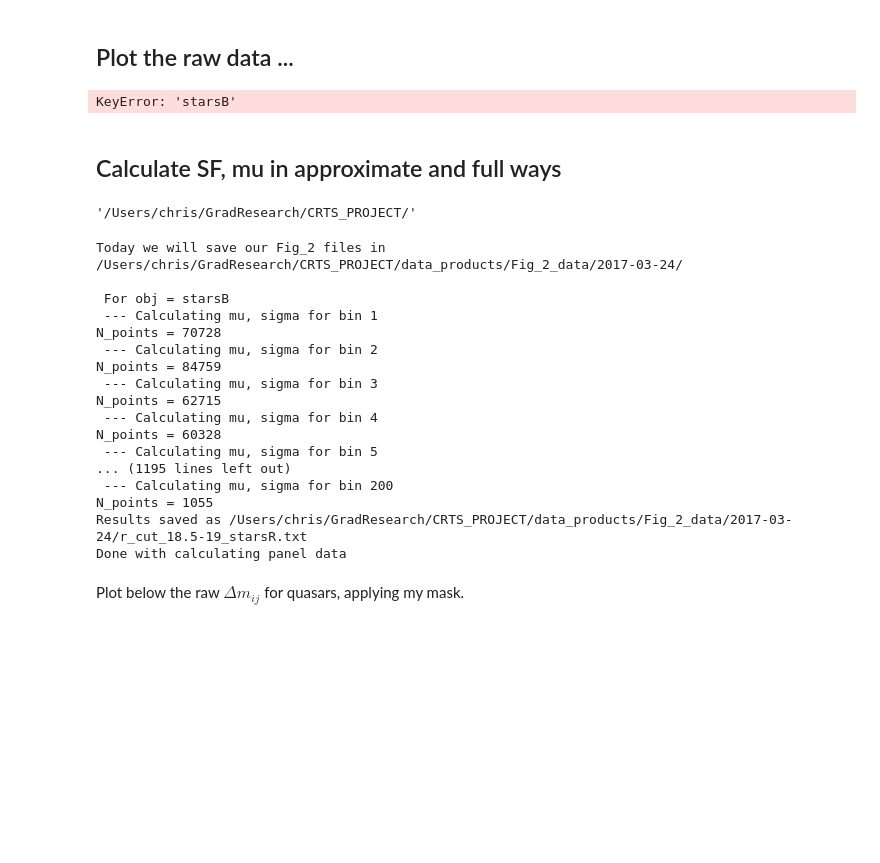
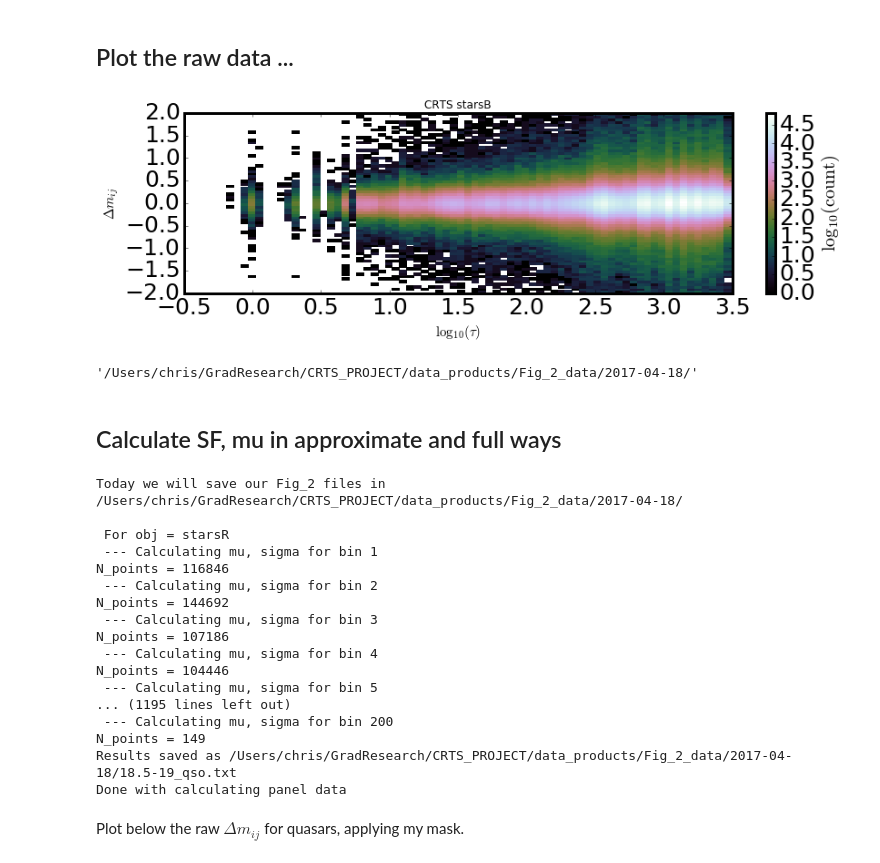
Before and after one commit to suberlak/CRTS_PROJECT, a Jupyter notebook: D_Fig_2_CRTS_sel_r_cut.ipynb, the cells around one changed output. Saved outputs shown, nothing was run; the diff lists cells and outputs as text; code cells hidden in the pictures; blank space fills up the shorter version.

```diff
--- a/D_Fig_2_CRTS_sel_r_cut.ipynb
+++ b/D_Fig_2_CRTS_sel_r_cut.ipynb
@@ -94,67 +99,55 @@ from matplotlib.colors import ListedColormap
 cmap = 'cubehelix'
 %matplotlib inline
 obj = 'starsB' # qso' #  # QSO
-m_ij = out_dic[obj][0]
-tau =  out_dic[obj][1]
-e_ij = out_dic[obj][2]
+m_ij = out_dic[obj]['xi']
+tau =  out_dic[obj]['tau']
+e_ij = out_dic[obj]['ei']
 
 
 rms_std = lambda x : np.std(x)
+nbins = 200
 stdev_binned = binned_statistic(tau, m_ij, statistic = rms_std,
                                       bins=nbins)
+binned_tau = binned_statistic(tau, tau, statistic='mean', bins=nbins)
+mean_tau = binned_tau[0]
+
+non_empty_bins = np.bitwise_not(np.isnan(mean_tau))
 bin_stdev = stdev_binned[0][non_empty_bins]
 
 # some m_ij seems completely unphysical... seems that there may be some 'outlier' points in lightcurves
 # that are completely off the scale, and maybe should be discarded at earlier  stage ...
 
 # makes sense that if there is one outlier point, then all magnitude differences calculated from
 # that point will be offset as much as that point
 
 m=abs(m_ij)<2
 
 xdata = np.log10(tau[m])
 ydata =  m_ij[m]
 H, xedges, yedges = np.histogram2d(xdata,ydata, bins=70)
 H = np.rot90(H)
 H = np.flipud(H)
 # Mask zeros
 Hmasked = np.ma.masked_where(H==0,H) # Mask pixels with a value of zeropltssssss
 # Plot 2D histogram using pcolor
 
 fig,ax = plt.subplots(1,1,figsize=(12,4))
 image  = ax.pcolormesh(xedges,yedges,np.log10(Hmasked), cmap=cmap)
 colorbar = plt.colorbar(image)
 colorbar.set_label(r'$\log_{10}{\mathrm{(count)}}$', fontsize=20)
 
 
-min_x , max_x, step_size = 0, 3.5 , 0.1
-
-mean_x = np.arange(min_x, max_x , step_size)
-median_y = np.zeros(len(mean_x)-1)
-rms_y = np.zeros(len(mean_x)-1)
-
-for j in range(len(median_y)):
-    # take points that are within desired x_data limits for each bin
-    # i.e. marginalize along y ( stack vertically)
-    mask =  (mean_x[j]< xdata[mask_xy] )*(xdata[msk_xy]<  mean_x[j+1])
-    median_y[j] = np.median(ydata[mask_xy][mask])
-    rms_y[j] = np.sqrt(np.mean(np.power(ydata[mask_xy][mask], 2.0 )))
-
-# Overplot the median y quantity,  and median +/-  rms
-ax.scatter(mean_mag[:-1], median_y, c = 'magenta', s=50)
-ax.scatter(mean_mag[:-1], median_y+rms_y, c = 'orange', s=50)
-ax.scatter(mean_mag[:-1], median_y-rms_y, c = 'orange', s=50)
-
-
-
-
 ax.set_xlabel(r'$\log_{10}(\tau)$', fontsize=15)
 ax.set_ylabel(r'$\Delta m_{ij}$',fontsize=15)
 ax.set_title('CRTS '+obj)
 plt.tight_layout()
 plt.savefig(outDir+'Fig_2_raw_data_'+obj+'_'+str(Min)+'-'+str(Max)+'.png')
 # %% [output]
-KeyError: 'starsB'
+[figure, added]
+# %%
+outDir
+# %% [output]
+'/Users/chris/GradResearch/CRTS_PROJECT/data_products/Fig_2_data/2017-04-18/'
 # %% [markdown]
 ## Calculate SF, mu in approximate and  full  ways
 # %%
@@ -163,18 +156,11 @@ KeyError: 'starsB'
 import sys
 sys.path.insert(0, '../../SDSS_S82_FP_research/packages/')
 import variabilityFunctions as varF
-# %%
-os.getcwd()[:-4]
-# %% [output]
-'/Users/chris/GradResearch/CRTS_PROJECT/'
 # %%
 # Run the calculation over all bins :
 # - keep the option to plot a bin if one wants to compare the three methods : need to provide object N
 #
 # - as it is, calculate three values for sigma, etc., and plot it
-
-# Set the bin  : here we use only r_cut
-b = 'r_cut'
 
 # set the bin number
 nbins = 200
@@ -190,14 +176,12 @@ if not os.path.exists(outDir): os.system('mkdir %s' % outDir)
 print('Today we will save our Fig_2 files in %s'%outDir)
 
 # Loop over objects in the dictionary
-for obj in out_dic[b].keys():
+for obj in out_dic.keys():
     print('\n For obj = %s'% obj)
     # obj = 'qso'  # or starsB,  starsR
-    m_ij = out_dic[b][obj][0]
-    tau =  out_dic[b][obj][1]
-    e_ij = out_dic[b][obj][2]
-
-    #n =  out_dic[b][obj][3]
+    m_ij = out_dic[obj]['xi']
+    tau =  out_dic[obj]['tau']
+    e_ij = out_dic[obj]['ei']
 
     # Pull out some tau to plot means : common to all panels
     binned_tau = binned_statistic(tau, tau, statistic='mean', bins=nbins)
@@ -252,7 +236,6 @@ for obj in out_dic[b].keys():
     ##### Panel 3 (SF)   and Panel 4   (mu)
     #####
 
-
     # Loop over all bins  calculating approximate mu and sigma
 
     mu_bins = {}
@@ -281,7 +264,7 @@ for obj in out_dic[b].keys():
 
     # Save the results of calculation  : Panel 1,2,3,4
 
-    fname = outDir+ b+'_'+str(Min)+'-'+str(Max)+'_'+obj+'.txt'
+    fname = outDir+str(Min)+'-'+str(Max)+'_'+obj+'.txt'
 
     data = np.column_stack((mean_tau, bin_stdev, bin_sigma_G, sig_bins['full'],
                             sig_bins['approx'], mu_bins['full'], mu_bins['approx'], bin_count))
@@ -292,22 +275,22 @@ for obj in out_dic[b].keys():
 
 print('Done with calculating panel data ')
 # %% [output]
-Today we will save our Fig_2 files in /Users/chris/GradResearch/CRTS_PROJECT/data_products/Fig_2_data/2017-03-24/
+Today we will save our Fig_2 files in /Users/chris/GradResearch/CRTS_PROJECT/data_products/Fig_2_data/2017-04-18/
 
- For obj = starsB
+ For obj = starsR
  --- Calculating mu, sigma for bin 1
-N_points = 70728
+N_points = 116846
  --- Calculating mu, sigma for bin 2
-N_points = 84759
+N_points = 144692
  --- Calculating mu, sigma for bin 3
-N_points = 62715
+N_points = 107186
  --- Calculating mu, sigma for bin 4
-N_points = 60328
+N_points = 104446
  --- Calculating mu, sigma for bin 5
 ... (1195 lines left out)
  --- Calculating mu, sigma for bin 200
-N_points = 1055
-Results saved as /Users/chris/GradResearch/CRTS_PROJECT/data_products/Fig_2_data/2017-03-24/r_cut_18.5-19_starsR.txt
+N_points = 149
+Results saved as /Users/chris/GradResearch/CRTS_PROJECT/data_products/Fig_2_data/2017-04-18/18.5-19_qso.txt
 Done with calculating panel data
 # %% [markdown]
 Plot below the raw $\Delta m_{ij}$ for quasars, applying my mask.
```
Also changed, not shown: parts of 33 cells of this notebook, 1 other file.
